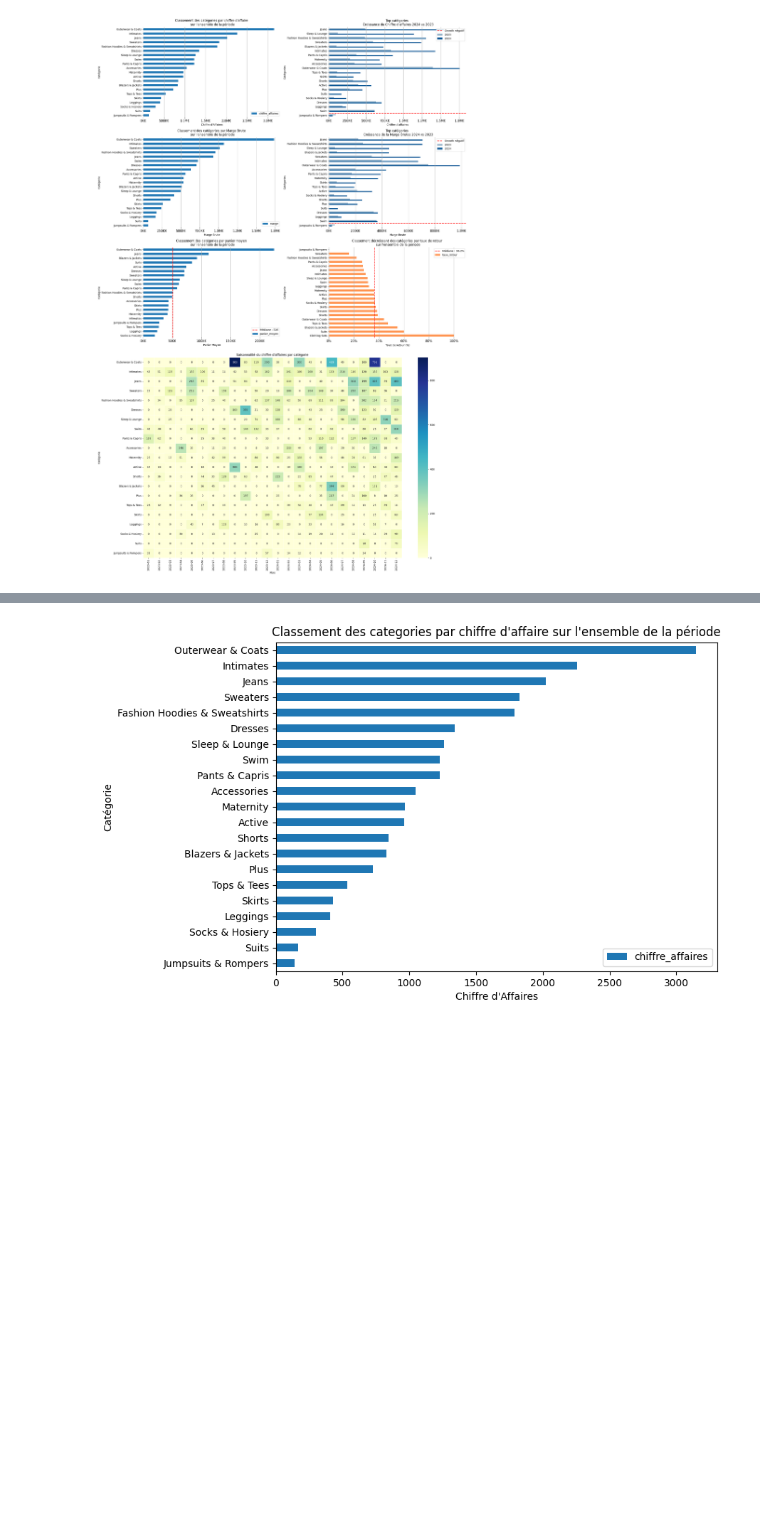
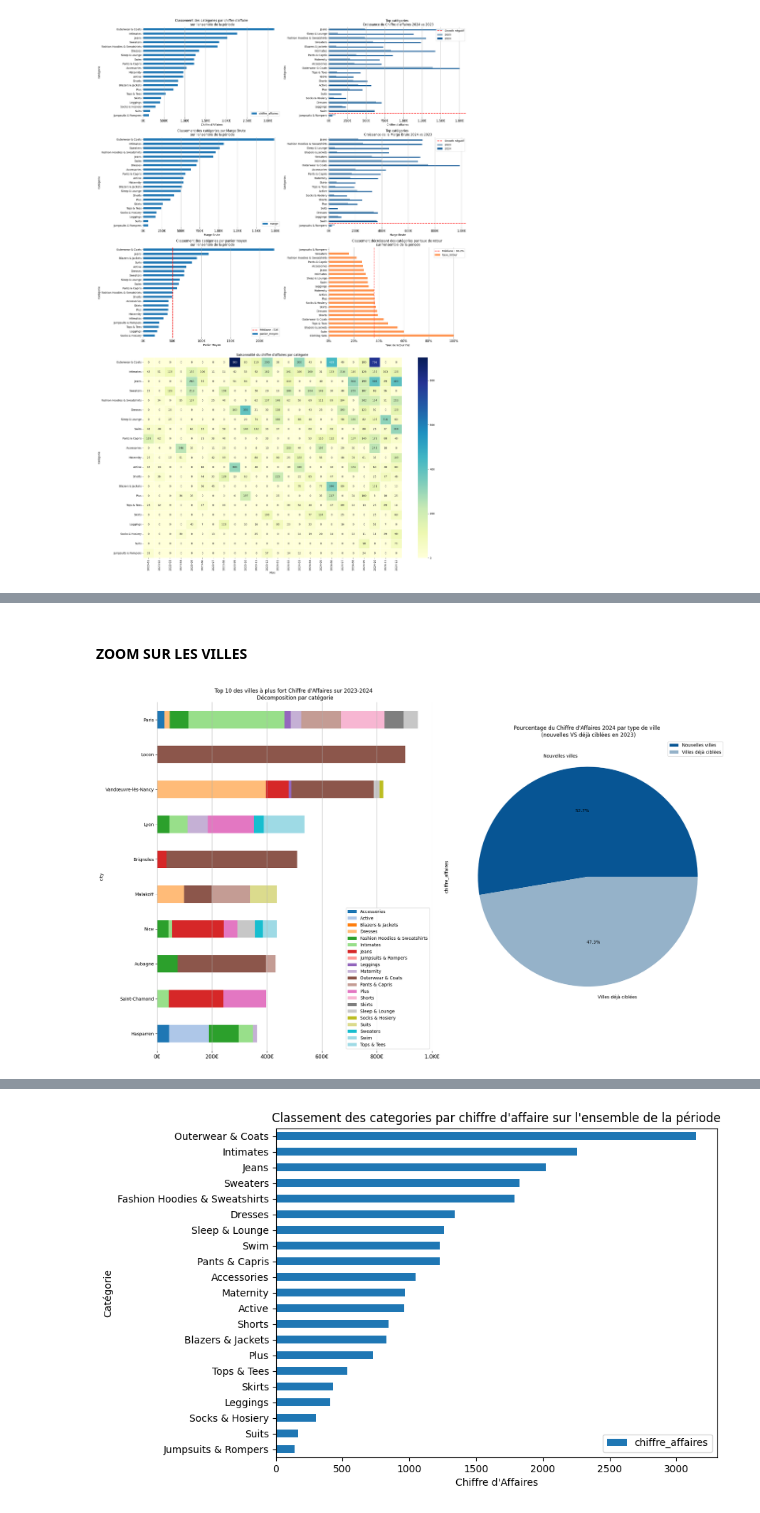
Before and after one commit to CDoliveux/Exam_Datagong_Doliveux, a Jupyter notebook: notebooks/TEST.ipynb, the cells around one changed output, grey strips where cells are left out. Saved outputs shown, nothing was run; the diff lists cells and outputs as text; code cells hidden in the pictures; blank space fills up the shorter version.

Commit message:
ajout des pages graphiques de brand, region, city

```diff
--- a/notebooks/TEST.ipynb
+++ b/notebooks/TEST.ipynb
@@ -598,0 +1014,65 @@ plt.tight_layout() #ajuste automatiquement les marges
+# %% [markdown]
+#### ZOOM SUR LES VILLES
+# %%
+fig = plt.figure(constrained_layout=False, figsize = (20,12))
+gs = fig.add_gridspec(1, 2)
+ax1 = fig.add_subplot(gs[0, 0])
+ax2 = fig.add_subplot(gs[0, 1])
+
+# Premier Graphique : Top des villes par CA avec décomposition par catégorie
+# CA par ville + catégorie
+top_CA_City_cat = kpi_CA(df_complete, ['city', 'category'])
+# Pivot : catégories en colonnes
+top_CA_City_cat = (top_CA_City_cat.pivot(index='city', columns='category', values='chiffre_affaires').fillna(0))
+# CA total
+top_CA_City_cat["CA_total"] = top_CA_City_cat.sum(axis=1)
+# TOP 10 décroissant
+top_city = (top_CA_City_cat.sort_values("CA_total", ascending=False).head(10))
+# classement en ordre croissant du top 10 pour le graphique
+top_citys = top5_city.sort_values("CA_total", ascending=True)
+# supprimer CA_total sans casser l'ordre -> obligé pour avoir el graphique correctement affché
+top_citys = top_citys.drop(columns="CA_total")
+
+# Graphique
+n_cat = len(top_citys.columns)
+colors = cm.tab20(np.linspace(0, 1, n_cat)) #création d'une palette de couleurs distinctes pour chaque category
+top_citys.plot(kind='barh', stacked=True, ax=ax1,color=colors)
+ax1.legend(title="Catégorie")
+ax1.set_title("Top 10 des villes à plus fort Chiffre d'Affaires sur 2023-2024 \n Décomposition par catégorie")
+
+#format du grpahique
+
+ax1.grid(visible=True, which='major', axis='x')
+ax1.spines['top'].set_visible(False)
+ax1.spines['right'].set_visible(False)
+ax1.spines['bottom'].set_visible(False)
+ax1.spines['left'].set_visible(False)
+ax1.set_xlim(0, 1000) # force les limites de l'axe x
+ax1.xaxis.set_major_formatter(currency)
+ax1.tick_params(axis='x', which='major', labelsize=12)
+ax1.legend(title=None)
+
+
+#Second graphique : Proportion du CA 2024 sur les nouvelles villes
+
+#Définission la liste des nouelles villes (CA en 2024 mais pas en 2023)
+cities_2024 = df_complete[df_complete['year_delivered'] == 2024]['city'].unique()
+cities_2023 = df_complete[df_complete['year_delivered'] == 2023]['city'].unique()
+new_cities = list(set(cities_2024) - set(cities_2023))  # nouvelles villes
+
+#On calcule le CA selon nouvelles villes (CA en 2024 uniquement) et villes pour lesquelles on avait déjà du CA en 2023
+df_complete['city_type'] = df_complete['city'].apply(lambda x: 'Nouvelles villes' if x in new_cities else 'Villes déjà ciblées')
+
+# CA total par type
+#CA_by_city_type = df_complete.groupby('city_type')['sale_price'].sum()
+
+CA_by_city_type = kpi_CA(df_complete, dimensions=['city_type'])
+
+#graphique :
+CA_by_city_type.plot(kind='pie',y="chiffre_affaires", labels=CA_by_city_type['city_type'], autopct='%1.1f%%',colors=['#075594', '#95b2c9'],ax=ax2)
+ax2.set_title("Pourcentage du Chiffre d'Affaires 2024 par type de ville \n (nouvelles VS déjà ciblées en 2023)")
+
+
+plt.tight_layout() #ajuste automatiquement les marges
+# %% [output]
+[figure, added]
```
Also changed, not shown: parts of 25 cells of this notebook.
